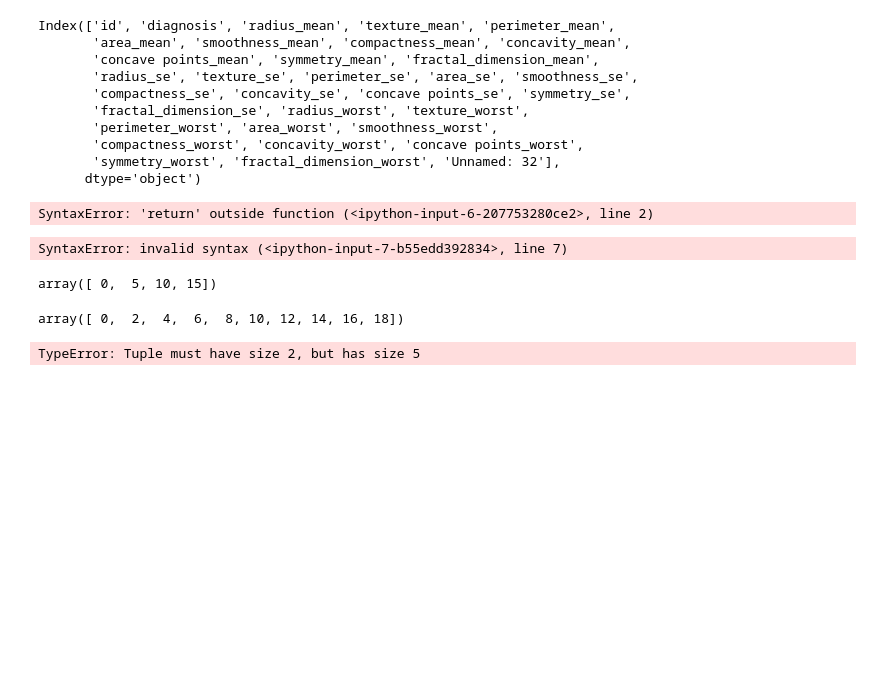
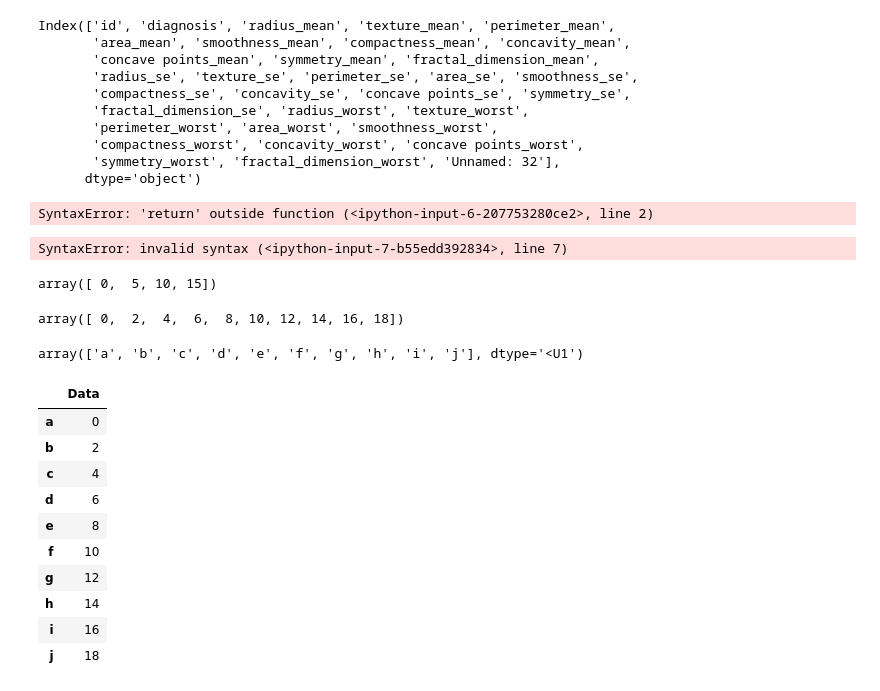
Before and after one commit to vmose/Python_Notebooks, a Jupyter notebook: Untitled.ipynb, the cells around one changed output. Drawn from its saved outputs; the diff is of its cells as text; code cells hidden in the pictures; blank space fills up the shorter version.

```diff
--- a/Untitled.ipynb
+++ b/Untitled.ipynb
@@ -223,7 +223,22 @@ y
 # %% [output]
 array([ 0,  2,  4,  6,  8, 10, 12, 14, 16, 18])
 # %%
-x=np.array(('a','b','c','d','e'),('f','g','h','i','j'))
+x=np.array(['a','b','c','d','e','f','g','h','i','j'])
 x
 # %% [output]
-TypeError: Tuple must have size 2, but has size 5
+array(['a', 'b', 'c', 'd', 'e', 'f', 'g', 'h', 'i', 'j'], dtype='<U1')
+# %%
+z=pd.DataFrame(y,x,columns=['Data'])
+z
+# %% [output]
+|  | Data |
+| a | 0 |
+| b | 2 |
+| c | 4 |
+| d | 6 |
+| e | 8 |
+| f | 10 |
+| g | 12 |
+| h | 14 |
+| i | 16 |
+| j | 18 |
```
Also changed, not shown: parts of 1 cell of this notebook.
